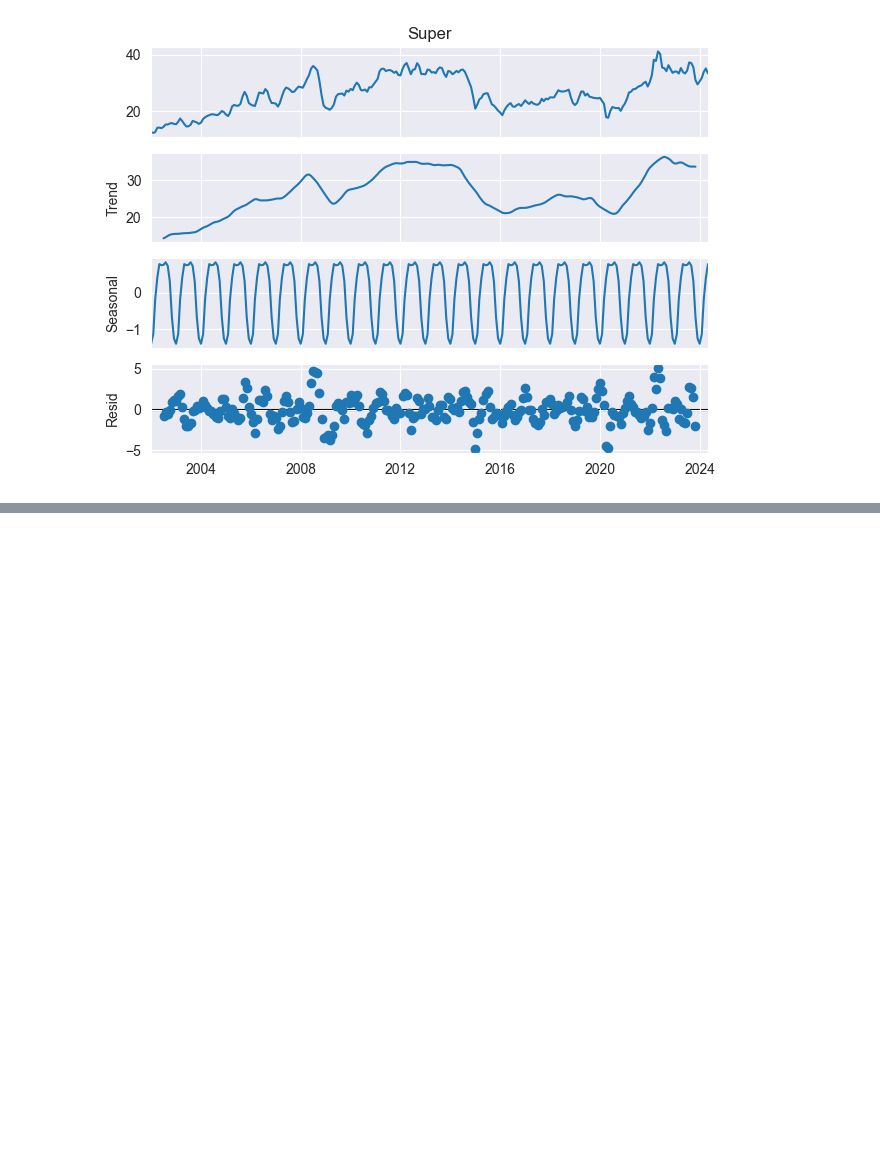
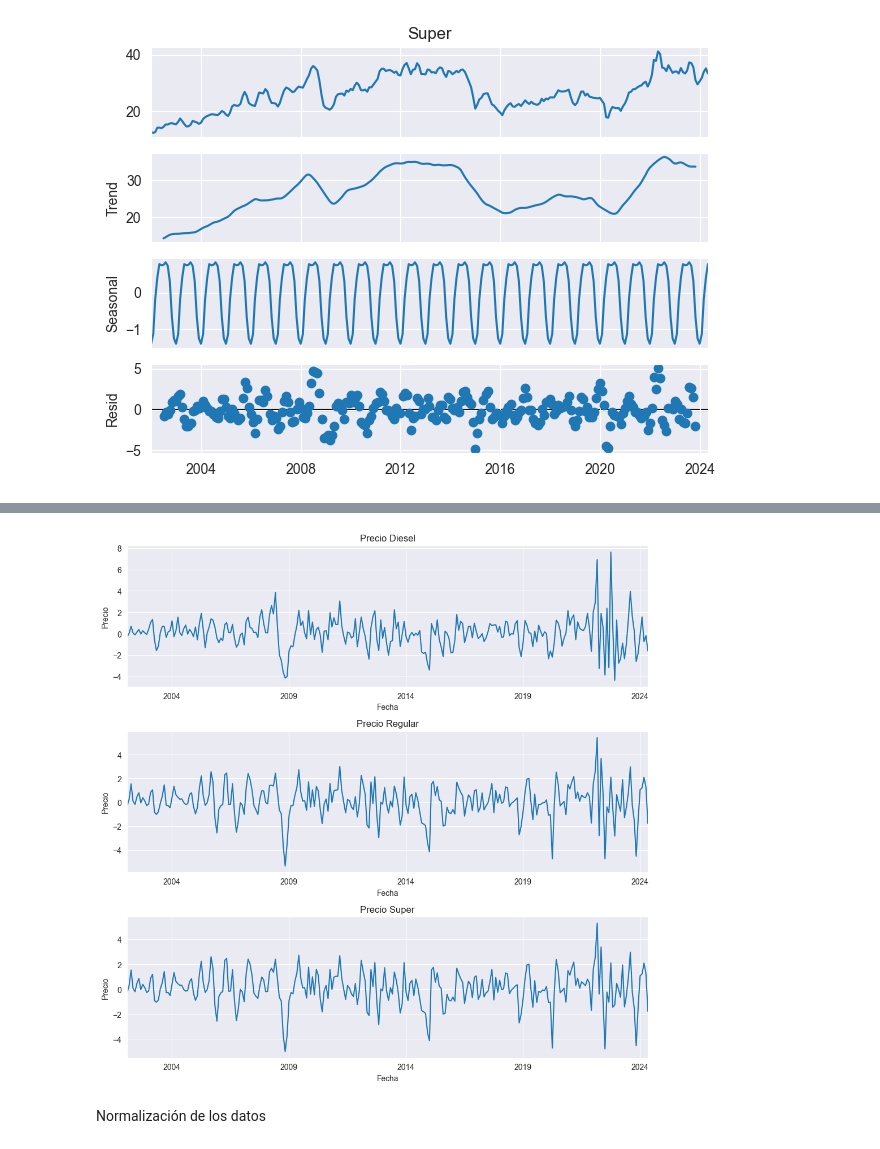
Before and after one commit to FranzCastillo/GUA-Gasoline-Analysis, a Jupyter notebook: LSTM.ipynb, the cells around one changed output, grey strips where cells are left out. Drawn from its saved outputs; the diff is of its cells as text; code cells hidden in the pictures; blank space fills up the shorter version.

```diff
--- a/LSTM.ipynb
+++ b/LSTM.ipynb
@@ -74,0 +78,6 @@ seasonal_decompose(df['Super'], model='additive', period=12).plot()
+# %%
+df['Diesel_diff'] = df['Diesel'].diff()
+# %%
+df['Regular_diff'] = df['Regular'].diff()
+# %%
+df['Super_diff'] = df['Super'].diff()
@@ -74,0 +86,2 @@ seasonal_decompose(df['Super'], model='additive', period=12).plot()
+# %%
+df.dropna(inplace=True)
@@ -74,0 +98,29 @@ seasonal_decompose(df['Super'], model='additive', period=12).plot()
+# %%
+fig, ax = plt.subplots(3, 1, figsize=(10, 10))
+
+df['Diesel_diff'].plot(
+    ax=ax[0],
+    title='Precio Diesel',
+    xlabel='Fecha',
+    ylabel='Precio'
+)
+
+df['Regular_diff'].plot(
+    ax=ax[1],
+    title='Precio Regular',
+    xlabel='Fecha',
+    ylabel='Precio'
+)
+
+df['Super_diff'].plot(
+    ax=ax[2],
+    title='Precio Super',
+    xlabel='Fecha',
+    ylabel='Precio'
+)
+
+plt.tight_layout()
+# %% [output]
+[figure, added]
+# %% [markdown]
+Normalización de los datos
```
Also changed, not shown: parts of 14 cells of this notebook.
